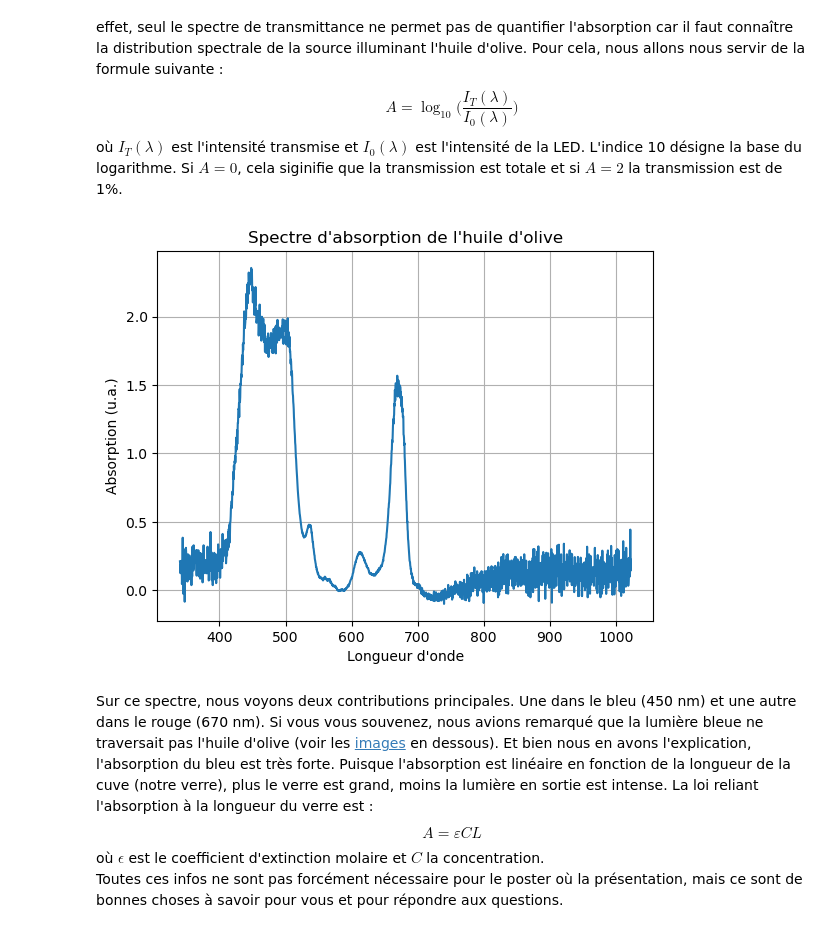
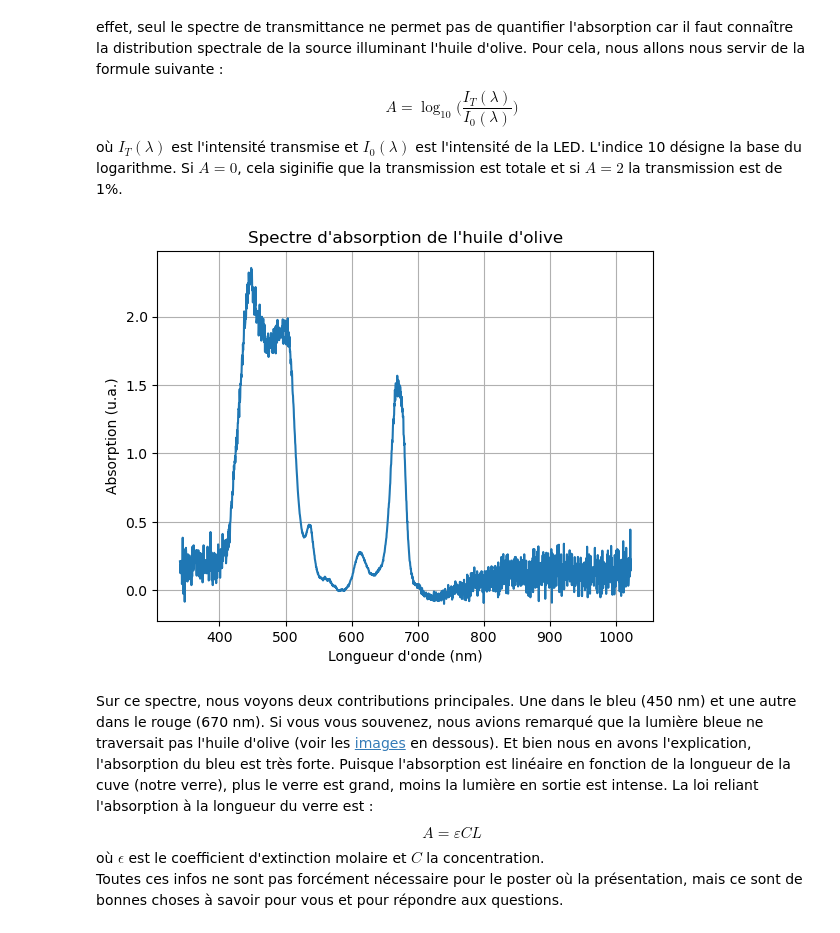
Before and after one commit to ltoguh/fluorescence_project_cordees_2026, a Jupyter notebook: fluo_cordees.ipynb, the cells around one changed output. Cells and saved outputs as stored; diff of their text form; code cells hidden in the pictures.

```diff
--- a/fluo_cordees.ipynb
+++ b/fluo_cordees.ipynb
@@ -64,15 +64,15 @@ où $I_T(\lambda)$ est l'intensité transmise et $I_0(\lambda)$ est l'intensité
 # %%
 A=-np.log10((0.75*(df_tr[1]-190))/(df_led[1]-190))
 
 plt.figure(4)
 plt.plot(df_led[0], A,  linestyle='-')
-plt.xlabel("Longueur d'onde")
+plt.xlabel("Longueur d'onde (nm)")
 plt.ylabel("Absorption (u.a.)")
 plt.title("Spectre d'absorption de l'huile d'olive")
 plt.grid(True)
 plt.show()
 # %% [output]
-[figure, old version]
+[figure, new version]
 # %% [markdown]
 Sur ce spectre, nous voyons deux contributions principales. Une dans le bleu (450 nm) et une autre dans le rouge (670 nm). Si vous vous souvenez, nous avions remarqué que la lumière bleue ne traversait pas l'huile d'olive (voir les <a href="#images_huile_bleu" >images</a> en dessous). Et bien nous en avons l'explication, l'absorption du bleu est très forte. Puisque l'absorption est linéaire en fonction de la longueur de la cuve (notre verre), plus le verre est grand, moins la lumière en sortie est intense. La loi reliant l'absorption à la longueur du verre est : $$ A=\varepsilon C L$$ où $\epsilon$ est le coefficient d'extinction molaire et $C$ la concentration. <br>
 Toutes ces infos ne sont pas forcément nécessaire pour le poster où la présentation, mais ce sont de bonnes choses à savoir pour vous et pour répondre aux questions.
```
Also changed, not shown: parts of 10 cells of this notebook, 2 other files.
